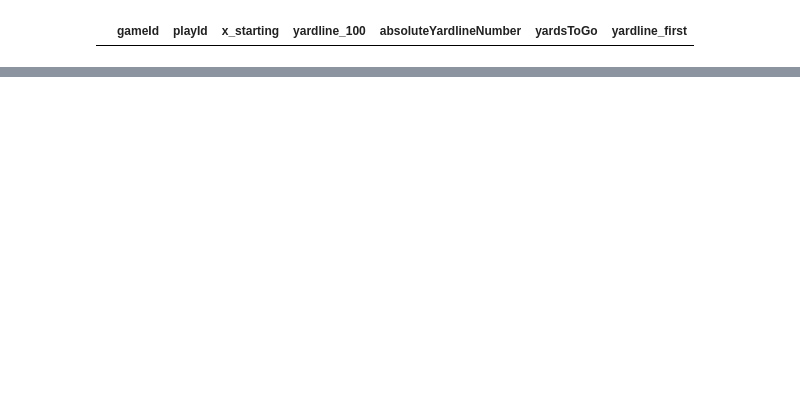
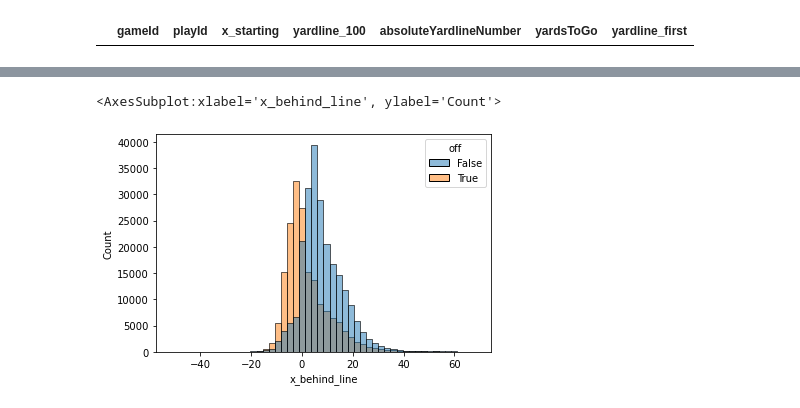
Before and after one commit to andrewbakert/NFL_Pass_Pred, a Jupyter notebook: def_pred.ipynb, the cells around one changed output, grey strips where cells are left out. Cells and saved outputs as stored; diff of their text form; code cells hidden in the pictures; blank space fills up the shorter version.

```diff
--- a/def_pred.ipynb
+++ b/def_pred.ipynb
@@ -138,0 +152,18 @@ week_first
+# %%
+pos_start['pos_num'] = pos_start.apply(lambda x: x['position'] + str(x['pos_order']), axis=1)
+# %%
+week_pos = week_first.merge(pos_start[['gameId', 'playId', 'nflId', 'pos_num', 'pos_order']], on=['gameId', 'playId', 'nflId'])
+# %%
+week_pos = pd.concat([week_pos, week_pos['personnelD'].str.extract('(?P<DL>\d+) DL, (?P<LB>\d+) LB, (?P<DB>\d+) DB')], axis=1)
+# %%
+week_pos['x_behind_line'] = np.where(week_pos['off_pos'] == 'right',
+                                     week_pos['absoluteYardlineNumber'].sub(week_pos['x']),
+                                     week_pos['x'].sub(week_pos['absoluteYardlineNumber']))
+# %%
+import matplotlib.pyplot as plt
+import seaborn as sns
+
+sns.histplot(data=week_pos, x='x_behind_line', bins=50, hue='off')
+# %% [output]
+<AxesSubplot:xlabel='x_behind_line', ylabel='Count'>
+[figure, added]
```
Also changed, not shown: parts of 29 cells of this notebook, 1 other file.
